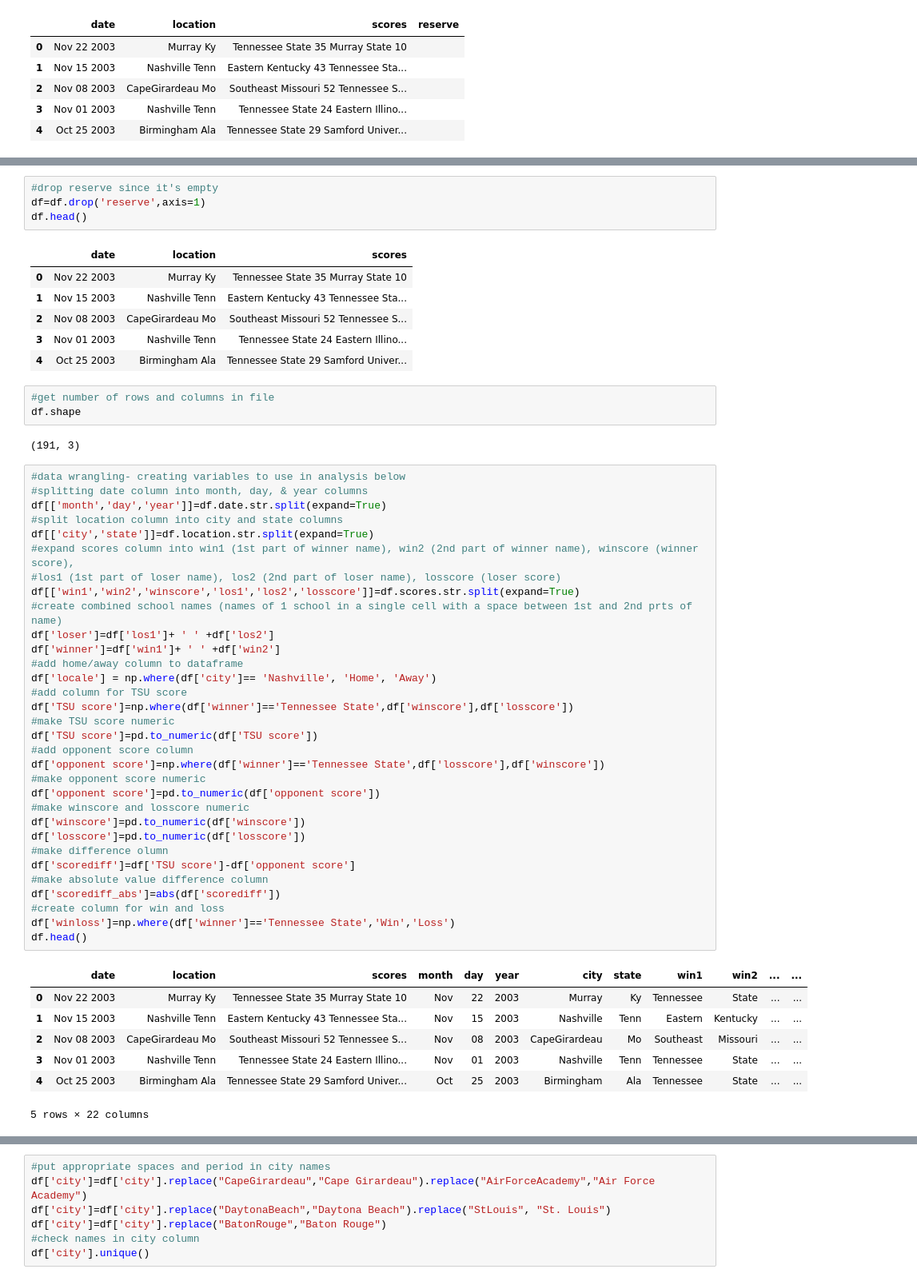
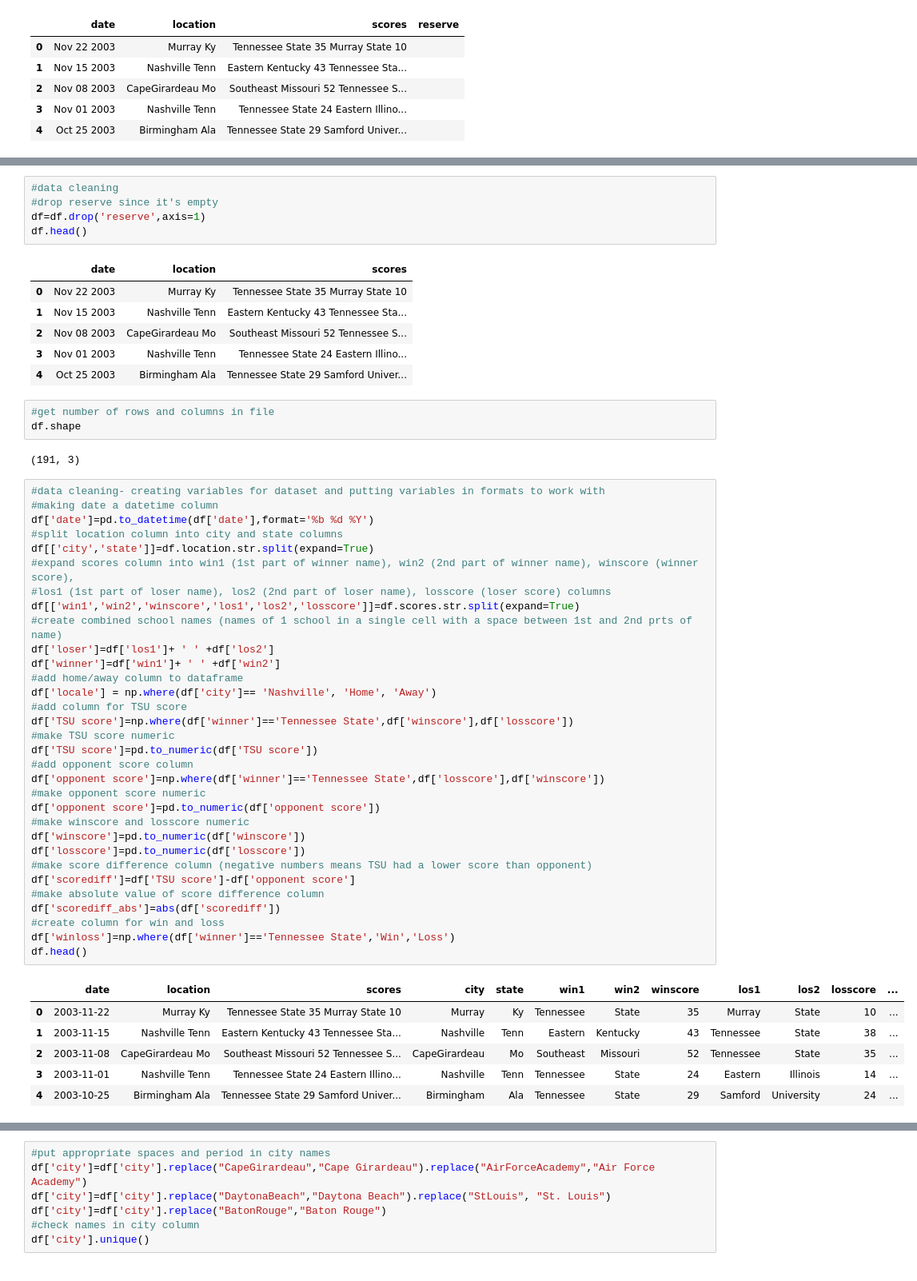
Before and after one commit to e-harrell/TSU, a Jupyter notebook: fullproject.ipynb, the cells around one changed output, grey strips where cells are left out. Shown at 80% size. Cells and saved outputs as stored; diff of their text form.

```diff
--- a/fullproject.ipynb
+++ b/fullproject.ipynb
@@ -1198,4 +1206,5 @@ dtype: bool
 # %%
+#data cleaning
 #drop reserve since it's empty
 df=df.drop('reserve',axis=1)
 df.head()
@@ -1212,44 +1221,43 @@ df.shape
 # %% [output]
 (191, 3)
 # %%
-#data wrangling- creating variables to use in analysis below
-#splitting date column into month, day, & year columns
-df[['month','day','year']]=df.date.str.split(expand=True)
+#data cleaning- creating variables for dataset and putting variables in formats to work with
+#making date a datetime column
+df['date']=pd.to_datetime(df['date'],format='%b %d %Y')
 #split location column into city and state columns
 df[['city','state']]=df.location.str.split(expand=True)
 #expand scores column into win1 (1st part of winner name), win2 (2nd part of winner name), winscore (winner score),
-#los1 (1st part of loser name), los2 (2nd part of loser name), losscore (loser score)
+#los1 (1st part of loser name), los2 (2nd part of loser name), losscore (loser score) columns
 df[['win1','win2','winscore','los1','los2','losscore']]=df.scores.str.split(expand=True)
 #create combined school names (names of 1 school in a single cell with a space between 1st and 2nd prts of name)
 df['loser']=df['los1']+ ' ' +df['los2']
 df['winner']=df['win1']+ ' ' +df['win2']
 #add home/away column to dataframe
 df['locale'] = np.where(df['city']== 'Nashville', 'Home', 'Away')
 #add column for TSU score
 df['TSU score']=np.where(df['winner']=='Tennessee State',df['winscore'],df['losscore'])
 #make TSU score numeric
 df['TSU score']=pd.to_numeric(df['TSU score'])
 #add opponent score column
 df['opponent score']=np.where(df['winner']=='Tennessee State',df['losscore'],df['winscore'])
 #make opponent score numeric
 df['opponent score']=pd.to_numeric(df['opponent score'])
 #make winscore and losscore numeric
 df['winscore']=pd.to_numeric(df['winscore'])
 df['losscore']=pd.to_numeric(df['losscore'])
-#make difference olumn
+#make score difference column (negative numbers means TSU had a lower score than opponent)
 df['scorediff']=df['TSU score']-df['opponent score']
-#make absolute value difference column
+#make absolute value of score difference column
 df['scorediff_abs']=abs(df['scorediff'])
 #create column for win and loss
 df['winloss']=np.where(df['winner']=='Tennessee State','Win','Loss')
 df.head()
 # %% [output]
-|  | date | location | scores | month | day | year | city | state | win1 | win2 | ... | ... |
-| 0 | Nov 22 2003 | Murray Ky | Tennessee State 35 Murray State 10 | Nov | 22 | 2003 | Murray | Ky | Tennessee | State | ... | ... |
-| 1 | Nov 15 2003 | Nashville Tenn | Eastern Kentucky 43 Tennessee Sta... | Nov | 15 | 2003 | Nashville | Tenn | Eastern | Kentucky | ... | ... |
-| 2 | Nov 08 2003 | CapeGirardeau Mo | Southeast Missouri 52 Tennessee S... | Nov | 08 | 2003 | CapeGirardeau | Mo | Southeast | Missouri | ... | ... |
-| 3 | Nov 01 2003 | Nashville Tenn | Tennessee State 24 Eastern Illino... | Nov | 01 | 2003 | Nashville | Tenn | Tennessee | State | ... | ... |
-| 4 | Oct 25 2003 | Birmingham Ala | Tennessee State 29 Samford Univer... | Oct | 25 | 2003 | Birmingham | Ala | Tennessee | State | ... | ... |
+|  | date | location | scores | city | state | win1 | win2 | winscore | los1 | los2 | losscore | ... |
+| 0 | 2003-11-22 | Murray Ky | Tennessee State 35 Murray State 10 | Murray | Ky | Tennessee | State | 35 | Murray | State | 10 | ... |
+| 1 | 2003-11-15 | Nashville Tenn | Eastern Kentucky 43 Tennessee Sta... | Nashville | Tenn | Eastern | Kentucky | 43 | Tennessee | State | 38 | ... |
+| 2 | 2003-11-08 | CapeGirardeau Mo | Southeast Missouri 52 Tennessee S... | CapeGirardeau | Mo | Southeast | Missouri | 52 | Tennessee | State | 35 | ... |
+| 3 | 2003-11-01 | Nashville Tenn | Tennessee State 24 Eastern Illino... | Nashville | Tenn | Tennessee | State | 24 | Eastern | Illinois | 14 | ... |
+| 4 | 2003-10-25 | Birmingham Ala | Tennessee State 29 Samford Univer... | Birmingham | Ala | Tennessee | State | 29 | Samford | University | 24 | ... |
-5 rows × 22 columns
 # %%
 #dropping unneccesary columns
```
Also changed, not shown: parts of 375 cells of this notebook.
